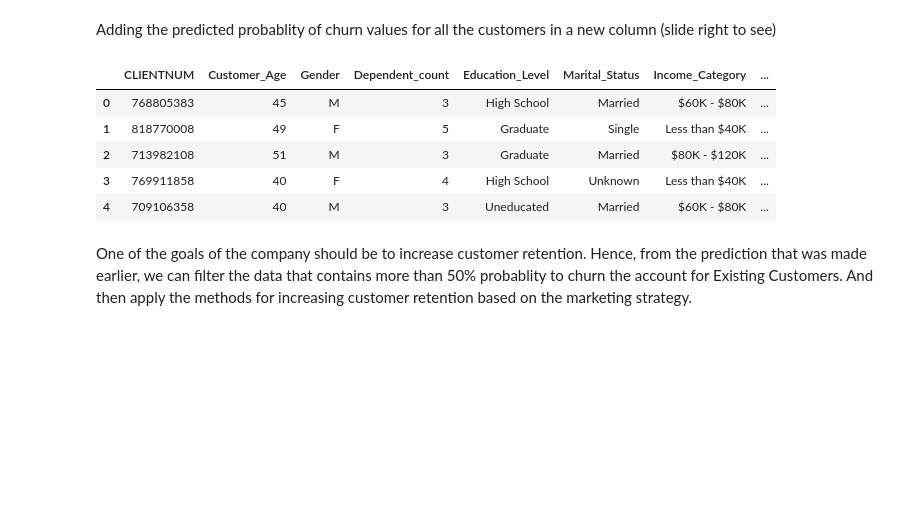
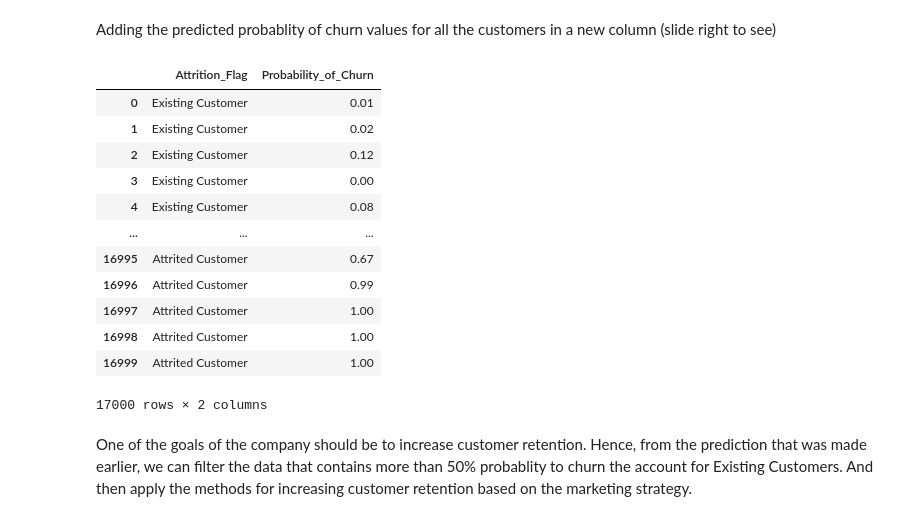
Before and after one commit to kshuravi/Credit_Card_Churn_Prediction, a Jupyter notebook: Churn_Probability_Prediction.ipynb, the cells around one changed output. Saved outputs shown, nothing was run; the diff lists cells and outputs as text; code cells hidden in the pictures; blank space fills up the shorter version.

```diff
--- a/Churn_Probability_Prediction.ipynb
+++ b/Churn_Probability_Prediction.ipynb
@@ -392,14 +384,21 @@ Adding the predicted probablity of churn values for all the customers in a new c
 # %%
 df2 = data_res
 df2['Probability_of_Churn'] = rfmodel.predict_proba(Xsp[X_test.columns])[:,1]
-df2.head()
+df2[["Attrition_Flag", "Probability_of_Churn"]]
 # %% [output]
-|  | CLIENTNUM | Customer_Age | Gender | Dependent_count | Education_Level | Marital_Status | Income_Category | ... |
-| 0 | 768805383 | 45 | M | 3 | High School | Married | $60K - $80K | ... |
-| 1 | 818770008 | 49 | F | 5 | Graduate | Single | Less than $40K | ... |
-| 2 | 713982108 | 51 | M | 3 | Graduate | Married | $80K - $120K | ... |
-| 3 | 769911858 | 40 | F | 4 | High School | Unknown | Less than $40K | ... |
-| 4 | 709106358 | 40 | M | 3 | Uneducated | Married | $60K - $80K | ... |
+|  | Attrition_Flag | Probability_of_Churn |
+| 0 | Existing Customer | 0.01 |
+| 1 | Existing Customer | 0.02 |
+| 2 | Existing Customer | 0.12 |
+| 3 | Existing Customer | 0.00 |
+| 4 | Existing Customer | 0.08 |
+| ... | ... | ... |
+| 16995 | Attrited Customer | 0.67 |
+| 16996 | Attrited Customer | 0.99 |
+| 16997 | Attrited Customer | 1.00 |
+| 16998 | Attrited Customer | 1.00 |
+| 16999 | Attrited Customer | 1.00 |
+17000 rows × 2 columns
 # %% [markdown]
 One of the goals of the company should be to increase customer retention. Hence, from the prediction that was made earlier, we can filter the data that contains more than 50% probablity to churn the account for Existing Customers. And then apply the methods for increasing customer retention based on the marketing strategy.
 # %%
```
Also changed, not shown: parts of 4 cells of this notebook.
